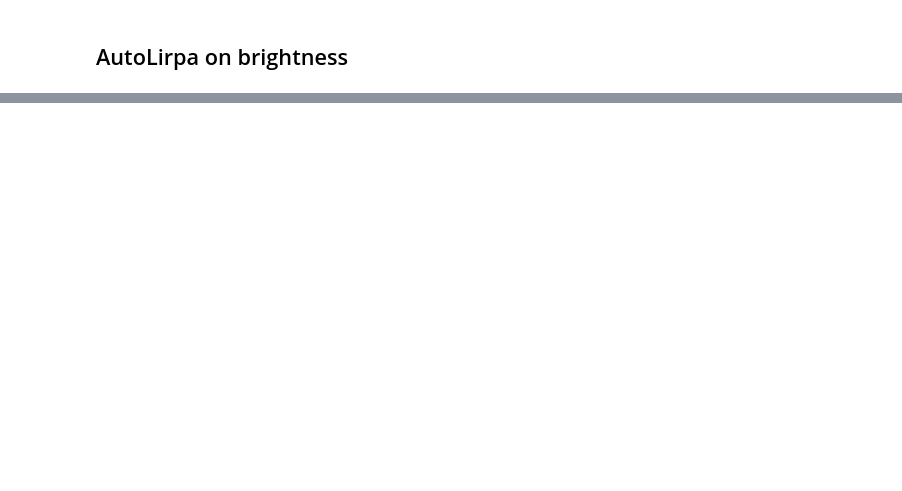
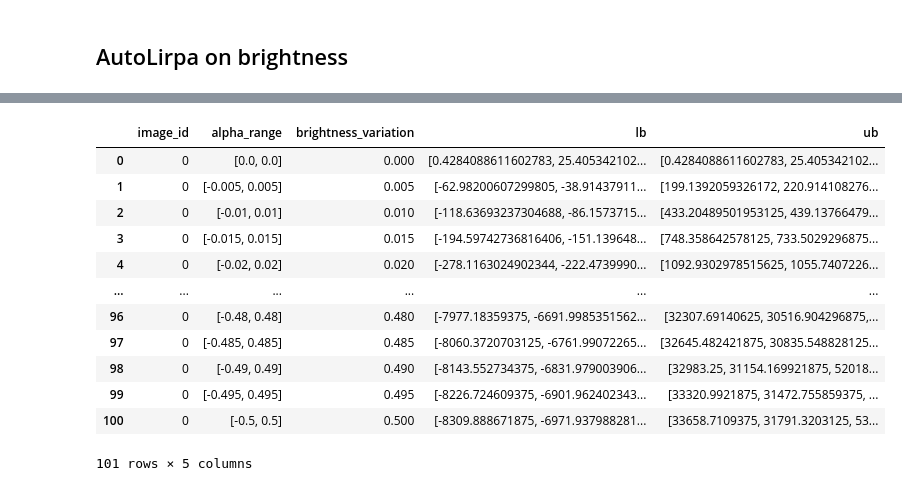
Before and after one commit to NoCohen66/Verification4ObjectDetection, a Jupyter notebook: brightness_manip_todelete/load_state_dict_brightness_contrast.ipynb, the cells around one changed output, grey strips where cells are left out. Cells and saved outputs as stored; diff of their text form; code cells hidden in the pictures; blank space fills up the shorter version.

```diff
--- a/brightness_manip_todelete/load_state_dict_brightness_contrast.ipynb
+++ b/brightness_manip_todelete/load_state_dict_brightness_contrast.ipynb
@@ -263,0 +203,16 @@ dico
+# %%
+df_brightness[df_brightness["image_id"]==0]
+# %% [output]
+|  | image_id | alpha_range | brightness_variation | lb | ub |
+| 0 | 0 | [0.0, 0.0] | 0.000 | [0.4284088611602783, 25.405342102... | [0.4284088611602783, 25.405342102... |
+| 1 | 0 | [-0.005, 0.005] | 0.005 | [-62.98200607299805, -38.91437911... | [199.1392059326172, 220.914108276... |
+| 2 | 0 | [-0.01, 0.01] | 0.010 | [-118.63693237304688, -86.1573715... | [433.20489501953125, 439.13766479... |
+| 3 | 0 | [-0.015, 0.015] | 0.015 | [-194.59742736816406, -151.139648... | [748.358642578125, 733.5029296875... |
+| 4 | 0 | [-0.02, 0.02] | 0.020 | [-278.1163024902344, -222.4739990... | [1092.9302978515625, 1055.7407226... |
+| ... | ... | ... | ... | ... | ... |
+| 96 | 0 | [-0.48, 0.48] | 0.480 | [-7977.18359375, -6691.9985351562... | [32307.69140625, 30516.904296875,... |
+| 97 | 0 | [-0.485, 0.485] | 0.485 | [-8060.3720703125, -6761.99072265... | [32645.482421875, 30835.548828125... |
+| 98 | 0 | [-0.49, 0.49] | 0.490 | [-8143.552734375, -6831.979003906... | [32983.25, 31154.169921875, 52018... |
+| 99 | 0 | [-0.495, 0.495] | 0.495 | [-8226.724609375, -6901.962402343... | [33320.9921875, 31472.755859375, ... |
+| 100 | 0 | [-0.5, 0.5] | 0.500 | [-8309.888671875, -6971.937988281... | [33658.7109375, 31791.3203125, 53... |
+101 rows × 5 columns
```
Also changed, not shown: parts of 23 cells of this notebook, 2 other files.
